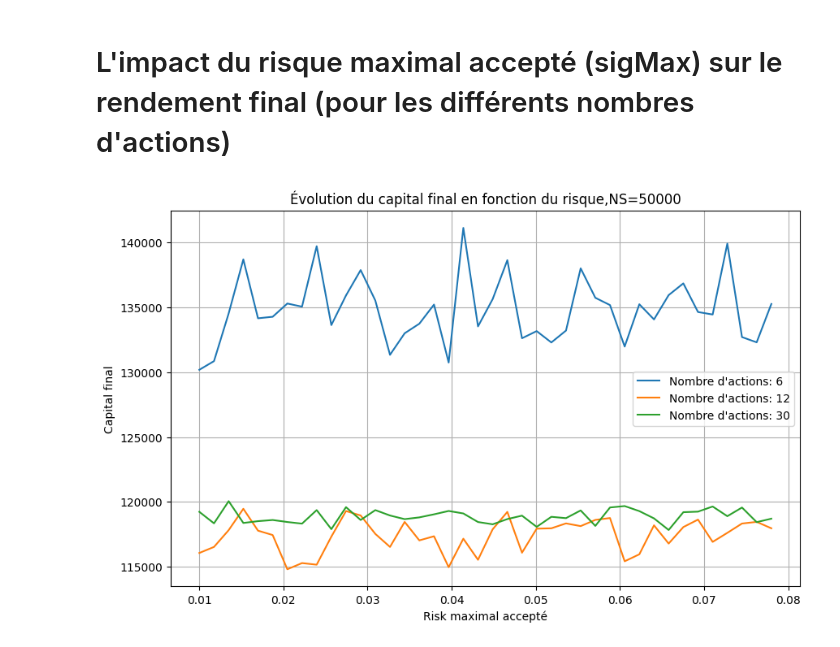
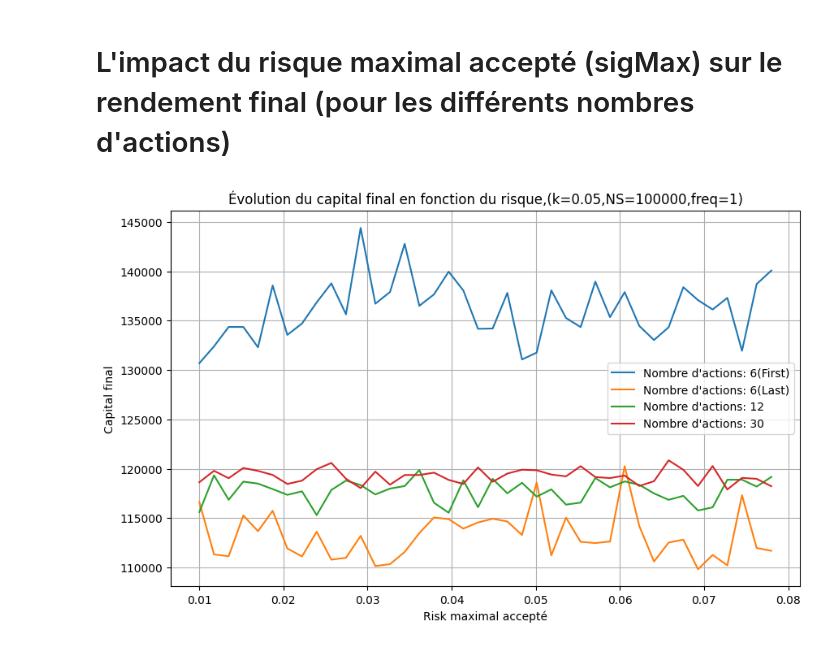
Before and after one commit to yangjoanne216/FinanceMarche, a Jupyter notebook: Main_ChangeNumberActions.ipynb, the cells around one changed output. Drawn from its saved outputs; the diff is of its cells as text; code cells hidden in the pictures.

```diff
--- a/Main_ChangeNumberActions.ipynb
+++ b/Main_ChangeNumberActions.ipynb
@@ -9,26 +9,30 @@ import pandas as pd
 import glob
 import numpy.random as npr
 import matplotlib.pyplot as plt
+import os
 
 # contenu de excel : "Actif","Date","Ouverture","Max","Min","Fermeture","Volume"
 # tous les actions que on a utiliser en cours Finance marché 2 (12 actions)
-file_list_actions = glob.glob("actions/*.xlsm")
+file_list_actions = sorted(glob.glob("actions/*.xlsm"))
 
 # tous les actions que on a trouver en ligne (18 actions)
 file_list_new_action = [
     file for file in glob.glob("new actions/*.xlsm") if "CAC40" not in file
 ]
 
-file_list_6 = file_list_actions[:6]
-file_list_12= file_list_actions
-#file_list_18 = file_list_actions + file_list_new_action[:6]
-#file_list_24 = file_list_actions + file_list_new_action[:12]
+file_list_6_first = file_list_actions[:6]
+file_list_6_last = file_list_actions[6:]
+file_list_12 = file_list_actions
 file_list_30 = file_list_actions + file_list_new_action
 
 BD_dict = {
-    "BD6": [pd.read_excel(file, engine="openpyxl") for file in file_list_6],
+    "BD6(First)": [pd.read_excel(file, engine="openpyxl") for file in file_list_6_first],
+    "BD6(Last)": [pd.read_excel(file, engine="openpyxl") for file in file_list_6_last],
     "BD12": [pd.read_excel(file, engine="openpyxl") for file in file_list_12],
-    #"BD18": [pd.read_excel(file, engine="openpyxl") for file in file_list_18],
-    #"BD24": [pd.read_excel(file, engine="openpyxl") for file in file_list_24],
     "BD30": [pd.read_excel(file, engine="openpyxl") for file in file_list_30]
 }
+
+selected_actions_first = [os.path.splitext(os.path.basename(file))[0].split()[0] for file in file_list_6_first]
+selected_actions_last = [os.path.splitext(os.path.basename(file))[0].split()[0] for file in file_list_6_last]
+print("La composition des actions de BD6_first :", selected_actions_first)
+print("La composition des actions de BD6_last :", selected_actions_last)
@@ -127,9 +134,9 @@ def get_x_opt_Esp_list(NS, BDLength, ER, SIGMA, valsigma):
     return x_opt_list, np.array(Esp_list)
 # %%
 
-NS = 50000
+NS = 100000
 BD_results = {}
-valsigma = np.linspace(0.0078, 0.01, 20)
+valsigma = np.linspace(0.008, 0.01, 20)
 
 for BD_name, BD in BD_dict.items():
     ER, SIGMA= compute_statistics(BD)
@@ -316,32 +327,32 @@ def find_final_capital(C, x_opt, S, k, freq=1):
 # %%
 C = 100000  # capital initial
 k = 0.05
 freq = 1
 sig_mag_axe = np.linspace(0.078, 0.01, 40)
-NS=50000
+NS=100000
 
 plt.figure(figsize=(10, 6))
 
 for BD_name, BD in BD_dict.items():
     BD_filtered = filter_2019(BD)
     ER, SIGMA = compute_statistics(BD_filtered)
 
     S = [[(df.iloc[j, 3] + df.iloc[j, 4]) / 2 for j in range(len(df))] for df in BD_filtered]
 
     finallist = []
 
     for i in sig_mag_axe:
         x_opt, _ = get_x_opt(NS, len(BD_filtered), i, ER, SIGMA)
         finalCapital = find_final_capital(C, x_opt, S, k, freq)
         finallist.append(finalCapital)
 
     plt.plot(sig_mag_axe, finallist, label=f"Nombre d'actions: {BD_name[2:]}")
 
 plt.xlabel("Risk maximal accepté")
 plt.ylabel("Capital final")
-plt.title(f"Évolution du capital final en fonction du risque,NS={NS}")
+plt.title(f"Évolution du capital final en fonction du risque,(k={k},NS={NS},freq={freq})")
 plt.legend()
 plt.grid()
 plt.show()
 # %% [output]
-[figure, old version]
+[figure, new version]
```
Also changed, not shown: parts of 6 cells of this notebook.
